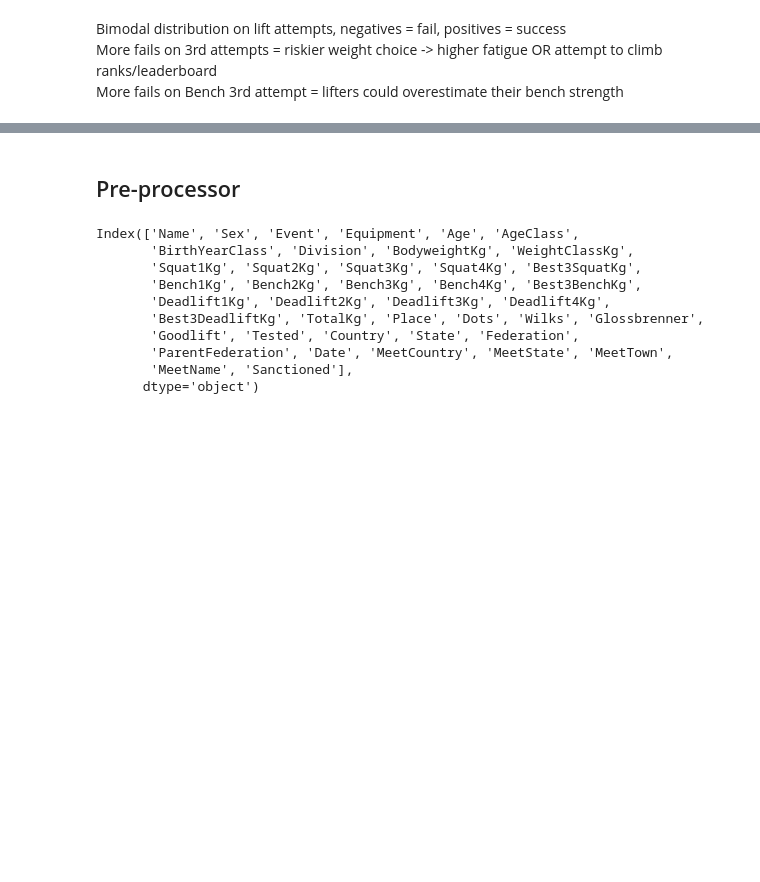
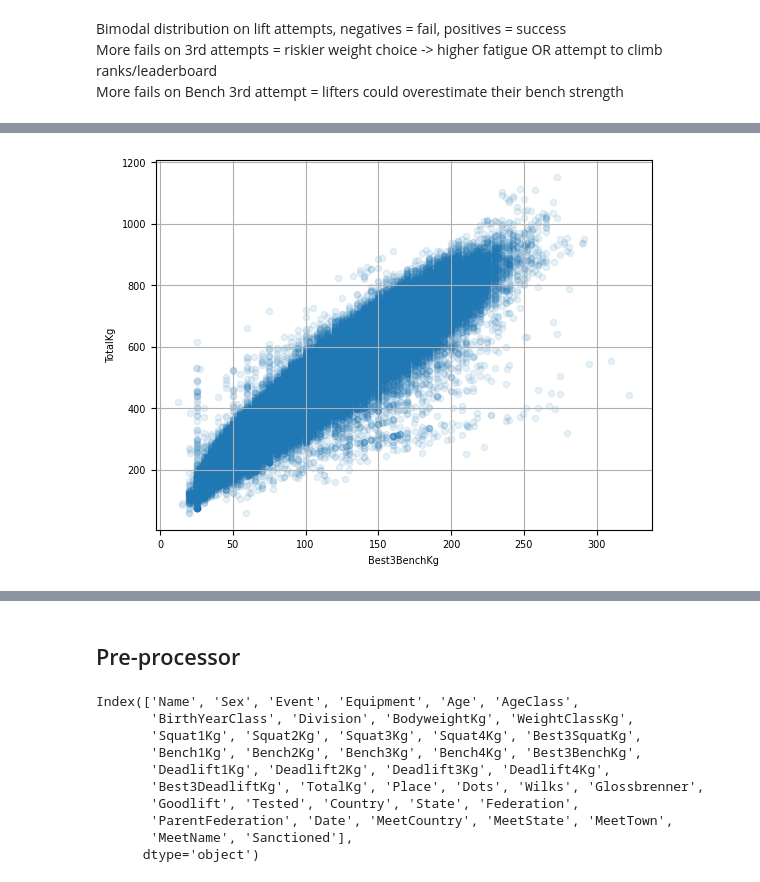
Before and after one commit to philipogn/powerlifting_statistics, a Jupyter notebook: notebooks/eda_preprocess.ipynb, the cells around one changed output, grey strips where cells are left out. Drawn from its saved outputs; the diff is of its cells as text; code cells hidden in the pictures; blank space fills up the shorter version.

```diff
--- a/notebooks/eda_preprocess.ipynb
+++ b/notebooks/eda_preprocess.ipynb
@@ -85,3 +65,15 @@ plt.show()
 Bimodal distribution on lift attempts, negatives = fail, positives = success <br>
 More fails on 3rd attempts = riskier weight choice -> higher fatigue OR attempt to climb ranks/leaderboard <br>
 More fails on Bench 3rd attempt = lifters could overestimate their bench strength
+# %%
+df['Date'] = pd.to_datetime(df['Date'])
+df = df.sort_values('Date').reset_index(drop=True)
+
+split_date = df['Date'].quantile(0.8)
+train_df = df[df['Date'] < split_date]
+test_df = df[df['Date'] >= split_date]
+
+print(f"Train set from: {train_df['Date'].min()} to: {train_df['Date'].max()}")
+print(f"Test set from: {test_df['Date'].min()} to: {test_df['Date'].max()}")
+
+train_set = train_df.copy()
@@ -87,0 +83,5 @@ More fails on Bench 3rd attempt = lifters could overestimate their bench strengt
+# %%
+train_set.plot(kind='scatter', x='Best3BenchKg', y='TotalKg', grid=True, alpha=0.1)
+plt.show()
+# %% [output]
+[figure, added]
```
Also changed, not shown: parts of 9 cells of this notebook, 2 other files.
